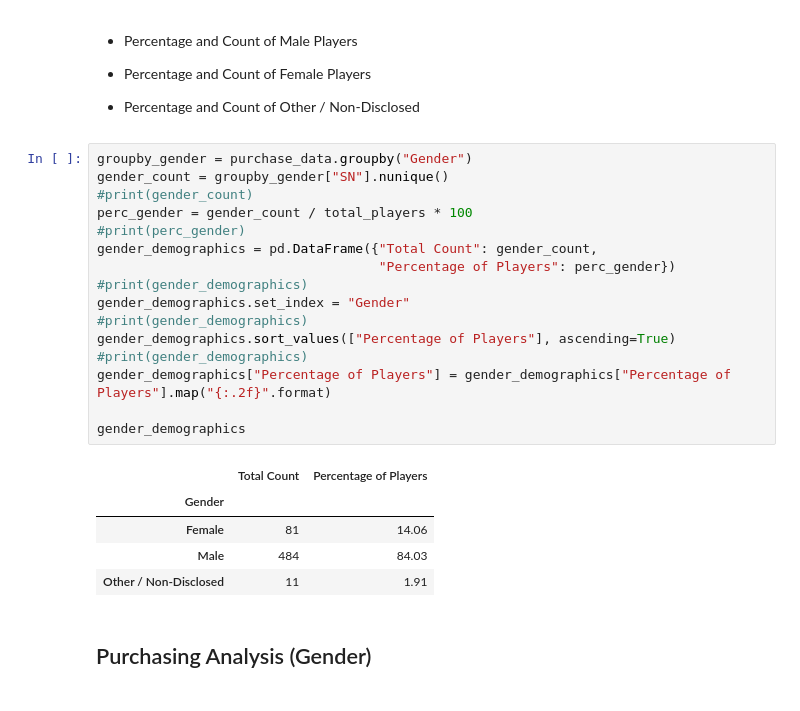
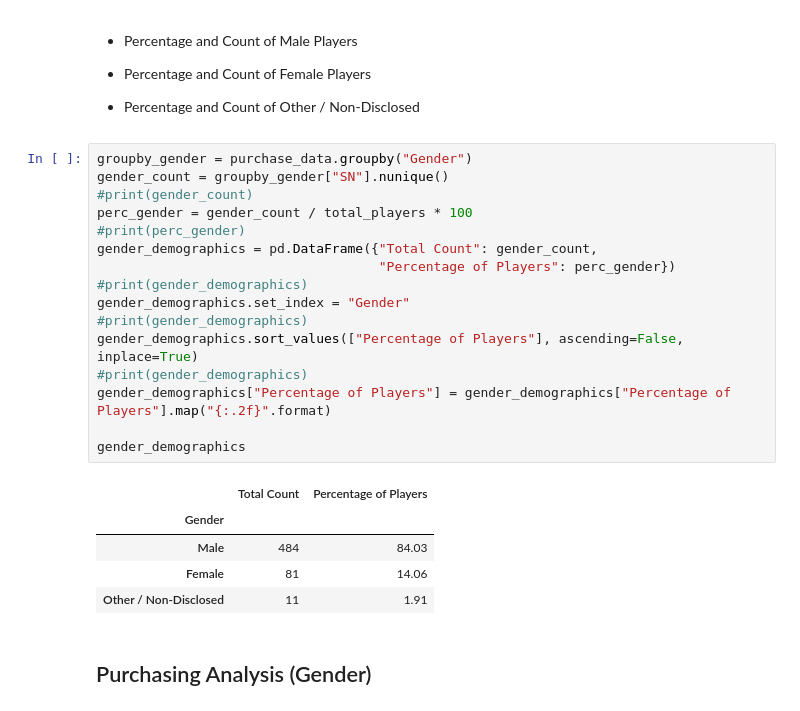
Before and after one commit to BrianMcLane/Heros_of_Pymoli_PyCity_Schools_Project, a Jupyter notebook: HerosOfPymoli/HeroesOfPymoli/Main_Homework.ipynb, the cells around one changed output. Cells and saved outputs as stored; diff of their text form.

```diff
--- a/HerosOfPymoli/HeroesOfPymoli/Main_Homework.ipynb
+++ b/HerosOfPymoli/HeroesOfPymoli/Main_Homework.ipynb
@@ -78,24 +78,24 @@ Purchasing_Analysis_Total
 # %%
 groupby_gender = purchase_data.groupby("Gender")
 gender_count = groupby_gender["SN"].nunique()
 #print(gender_count)
 perc_gender = gender_count / total_players * 100
 #print(perc_gender)
 gender_demographics = pd.DataFrame({"Total Count": gender_count,
                                     "Percentage of Players": perc_gender})
 #print(gender_demographics)
 gender_demographics.set_index = "Gender"
 #print(gender_demographics)
-gender_demographics.sort_values(["Percentage of Players"], ascending=True)
+gender_demographics.sort_values(["Percentage of Players"], ascending=False, inplace=True)
 #print(gender_demographics)
 gender_demographics["Percentage of Players"] = gender_demographics["Percentage of Players"].map("{:.2f}".format)
 
 gender_demographics
 # %% [output]
 |  | Total Count | Percentage of Players |
 | Gender |  |  |
+| Male | 484 | 84.03 |
 | Female | 81 | 14.06 |
-| Male | 484 | 84.03 |
 | Other / Non-Disclosed | 11 | 1.91 |
 # %% [markdown]
 ## Purchasing Analysis (Gender)
```
Also changed, not shown: 9 other files.
